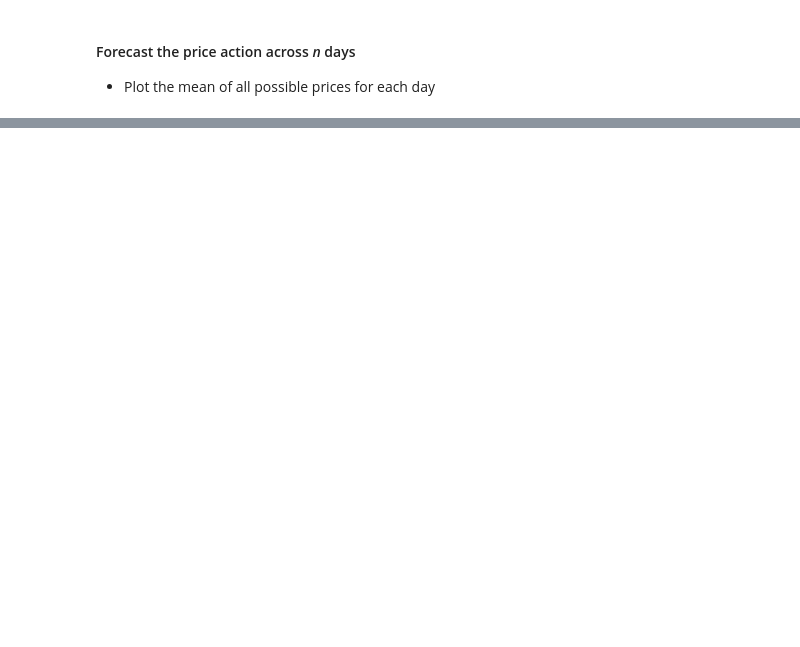
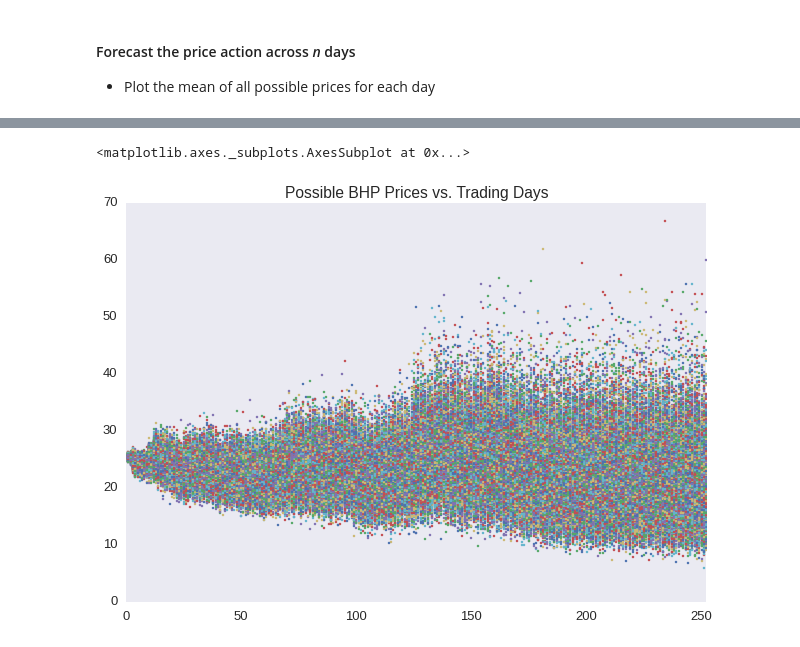
Before and after one commit to pntt/monte_carlo_stocks, a Jupyter notebook: notebooks/analysis_asx_bhp.ipynb, the cells around one changed output, grey strips where cells are left out. Saved outputs shown, nothing was run; the diff lists cells and outputs as text; code cells hidden in the pictures; blank space fills up the shorter version.

```diff
--- a/notebooks/analysis_asx_bhp.ipynb
+++ b/notebooks/analysis_asx_bhp.ipynb
@@ -231,0 +272,2 @@ forecasts.mean(axis=1).plot(title="Mean BHP Price")
+# %%
+dayMuStdRDD = sc.parallelize(dayMuStd,cores)
@@ -231,0 +282,8 @@ forecasts.mean(axis=1).plot(title="Mean BHP Price")
+# %%
+%%time
+pricesRDD = (dayMuStdRDD
+        .map(lambda x: (x[0],[simulate(x[0],dataBHPlastPrice,x[1][0], x[1][1], lognormal) for i in range(s)]))
+        .cache()
+            )
+prices = pricesRDD.collect()
+sc.stop()
@@ -231,0 +297,3 @@ forecasts.mean(axis=1).plot(title="Mean BHP Price")
+# %%
+data = np.concatenate([p[1] for p in prices])
+data = data.reshape((n,s))
@@ -231,0 +316,2 @@ forecasts.mean(axis=1).plot(title="Mean BHP Price")
+# %%
+forecasts2 = pd.DataFrame(data)
@@ -231,0 +328,5 @@ forecasts.mean(axis=1).plot(title="Mean BHP Price")
+# %%
+forecasts2.plot(style='.', legend=False, linewidth=0.5,title="Possible BHP Prices vs. Trading Days", ms=5)
+# %% [output]
+<matplotlib.axes._subplots.AxesSubplot at 0x...>
+[figure, added]
```
Also changed, not shown: parts of 29 cells of this notebook, 1 other file.
